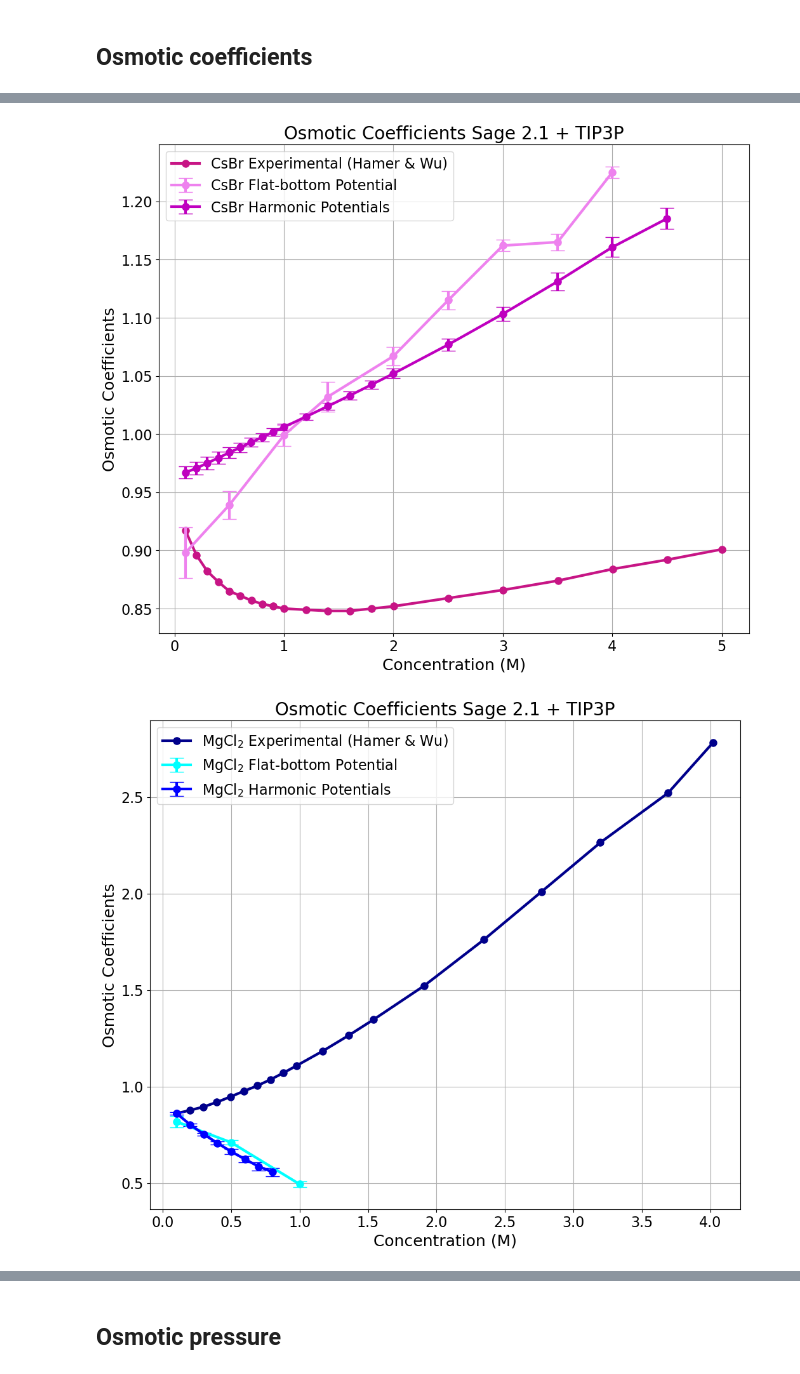
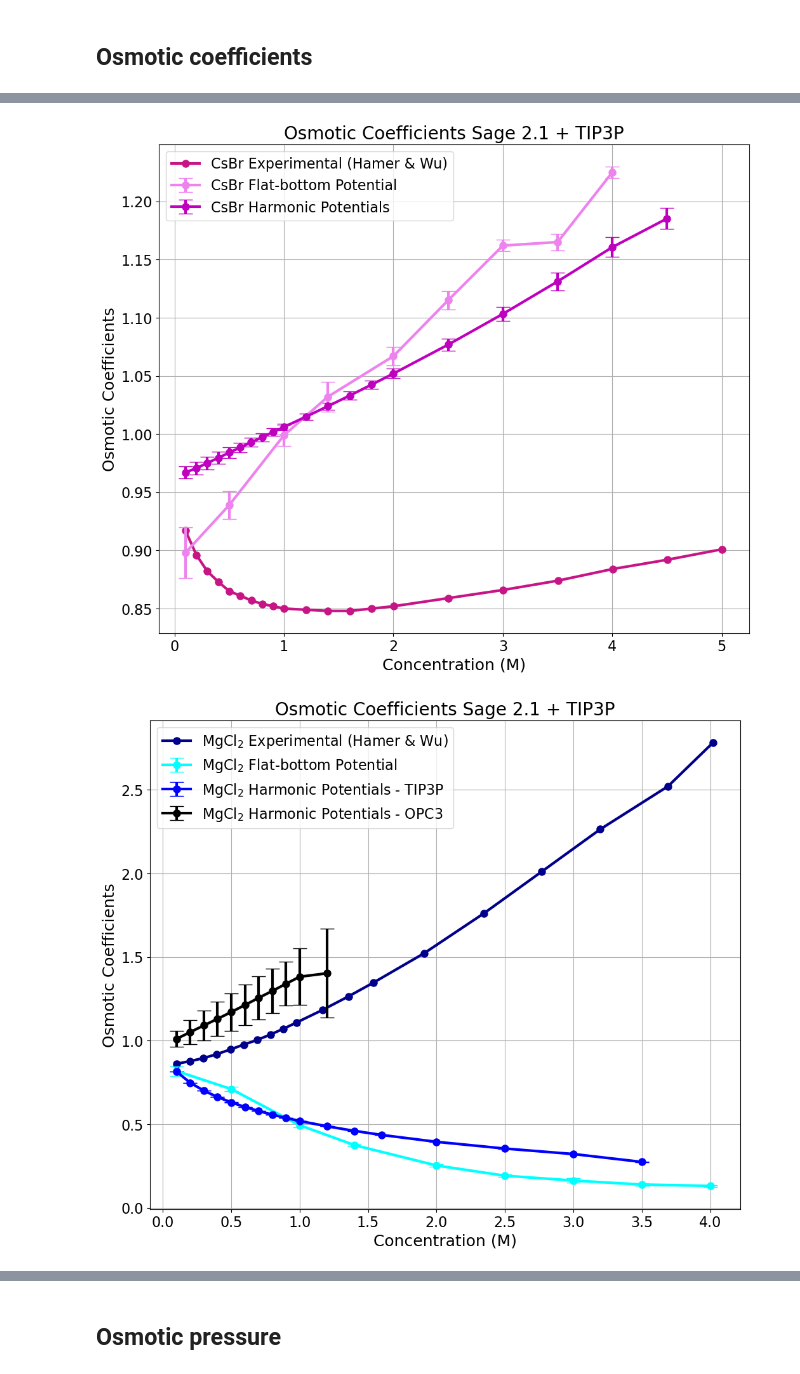
Before and after one commit to barmoral/openff-dev, a Jupyter notebook: results_FBP_vs_HP.ipynb, the cells around one changed output, grey strips where cells are left out. Drawn from its saved outputs; the diff is of its cells as text; code cells hidden in the pictures.

```diff
--- a/results_FBP_vs_HP.ipynb
+++ b/results_FBP_vs_HP.ipynb
@@ -145,7 +145,7 @@ molal_infos = {
         salt='MgCl',
         ion1 = 'Mg',
         ion2 = 'Cl',
-        molalities = [0.1,0.5,1.0],
+        molalities = [0.1,0.5,1.0,1.4,2.0,2.5,3.0,3.5,4.0],
         vantHoff = 3,
         colors=['darkblue','cyan','b']
     ),
@@ -289,7 +297,7 @@ hp_dir='/media/bamo6610/DATA/openff-dev/HP_final'
 salt_results_dict={}
 
 for i in molal_infos:
-    salt_results_dict[f'FBP-{molal_infos[i].salt}']=load_results(f'{molal_infos[i].ion1}', f'{molal_infos[i].ion2}', molal_infos[i].molalities, 'fbps')
-    salt_results_dict[f'HP-{molal_infos[i].salt}']=load_results(f'{molal_infos[i].ion1}', f'{molal_infos[i].ion2}', molal_infos[i].molalities, 'hps')
+    salt_results_dict[f'FBP-{molal_infos[i].salt}']=load_results(f'{molal_infos[i].ion1}', f'{molal_infos[i].ion2}', molal_infos[i].molalities, 'fbps', 4.0)
+    salt_results_dict[f'HP-{molal_infos[i].salt}']=load_results(f'{molal_infos[i].ion1}', f'{molal_infos[i].ion2}', molal_infos[i].molalities, 'hps', 4.0)
 # %% [output]
     Molality  Osmotic Coefficient  Osmotic Coefficient Error  \
@@ -309,3 +317,5 @@ for i in molal_infos:
 20        157.566585                0.481407
 21        164.209738                0.575353
 22        169.372970                0.681909
+# %%
+salt_results_dict[f'HPOPC-{molal_infos[3].salt}']=load_results(f'{molal_infos[3].ion1}', f'{molal_infos[3].ion2}', molal_infos[3].molalities, 'hps', 1.0)
@@ -369,7 +397,7 @@ BIGGER_SIZE = 20
 # %% [markdown]
 ## Osmotic coefficients
 # %%
-def plot_results_OC(salt_name,salt_info_dict,salt_experimental_dict, salt_results_FBP, salt_results_HP, color_list):
+def plot_results_OC(salt_name,salt_info_dict,salt_experimental_dict, salt_results_FBP, salt_results_HP, color_list,output_path):
      # Osmotic coefficient plot
     plt.rcParams.update({'font.size': 16})
     plt.figure(figsize=(12.0,10.0))
@@ -393,8 +421,6 @@ def plot_results_OC(salt_name,salt_info_dict,salt_experimental_dict, salt_result
     plt.title(f'Osmotic Coefficients Sage 2.1 + TIP3P', fontsize=BIGGER_SIZE)
     plt.legend(prop={'size': 16}, loc='upper left')
     plt.grid()
-    store_results_dir='FBP_vs_HP_figures'
-    os.makedirs(store_results_dir, exist_ok=True)
-    plt.savefig(f'{store_results_dir}/fbp_vs_hp_OCs_{salt_name}.png')
+    plt.savefig(output_path)
 
     plt.show()
@@ -401,14 +495,32 @@ def plot_results_OC(salt_name,salt_info_dict,salt_experimental_dict, salt_result
 # %%
+store_results_dir='FBP_vs_HP_figures'
+os.makedirs(store_results_dir, exist_ok=True)
+
 for i in molal_infos:
     salt_name = molal_infos[i].salt
     if salt_name != 'MgCl':
-        plot_results_OC(f'{salt_name}',salt_info_dict[f'{salt_name}'],salt_experimental_dict[f'{salt_name}'], salt_results_dict[f'FBP-{salt_name}'], salt_results_dict[f'HP-{salt_name}'], molal_infos[i].colors)
+        plot_results_OC(f'{salt_name}',
+                        salt_info_dict[f'{salt_name}'],
+                        salt_experimental_dict[f'{salt_name}'],
+                        salt_results_dict[f'FBP-{salt_name}'],
+                        salt_results_dict[f'HP-{salt_name}'],
+                        molal_infos[i].colors,
+                        f'{store_results_dir}/fbp_vs_hp_OCs_{salt_name}.png'
+                        )
     else:
-        plot_results_OC(r'MgCl$_{2}$',salt_info_dict[f'{salt_name}'],salt_experimental_dict[f'{salt_name}'], salt_results_dict[f'FBP-{salt_name}'], salt_results_dict[f'HP-{salt_name}'], molal_infos[i].colors)
+        plot_results_OC_MgCl(r'MgCl$_{2}$',
+                        salt_info_dict[f'{salt_name}'],
+                        salt_experimental_dict[f'{salt_name}'],
+                        salt_results_dict[f'FBP-{salt_name}'],
+                        salt_results_dict[f'HP-{salt_name}'],
+                        salt_results_dict['HPOPC-MgCl'],
+                        molal_infos[i].colors,
+                        f'{store_results_dir}/fbp_vs_hp_OCs_{salt_name}.png'
+                        )
 # %% [output]
 [figure]
 [figure]
-[figure, old version]
+[figure, new version]
 [figure]
 [figure]
 # %% [markdown]
```
Also changed, not shown: parts of 15 cells of this notebook.
